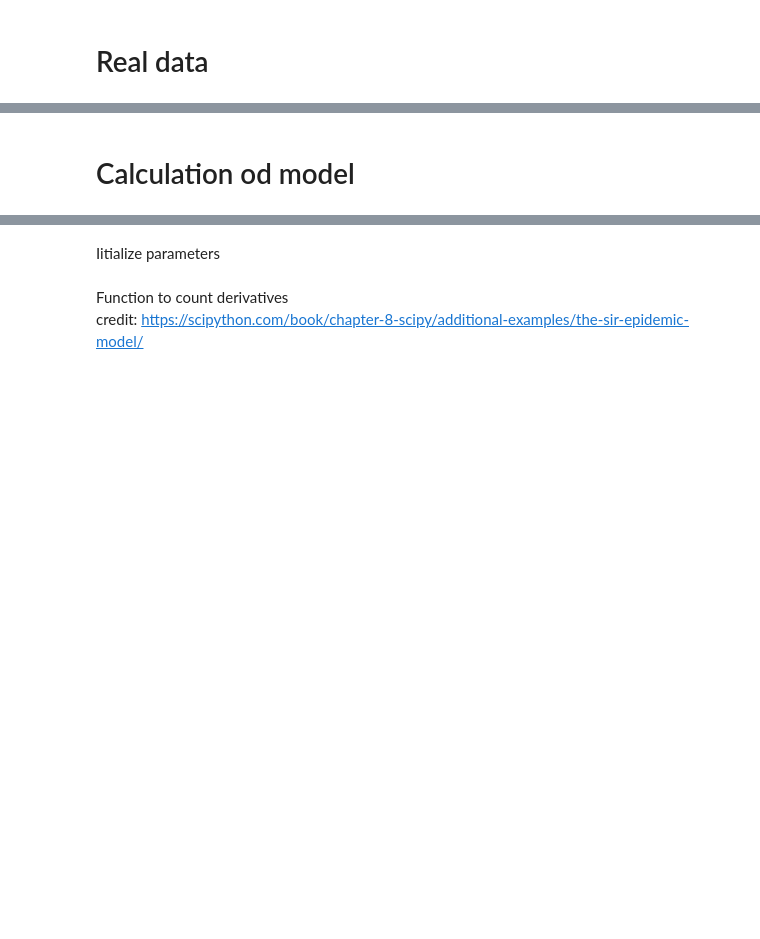
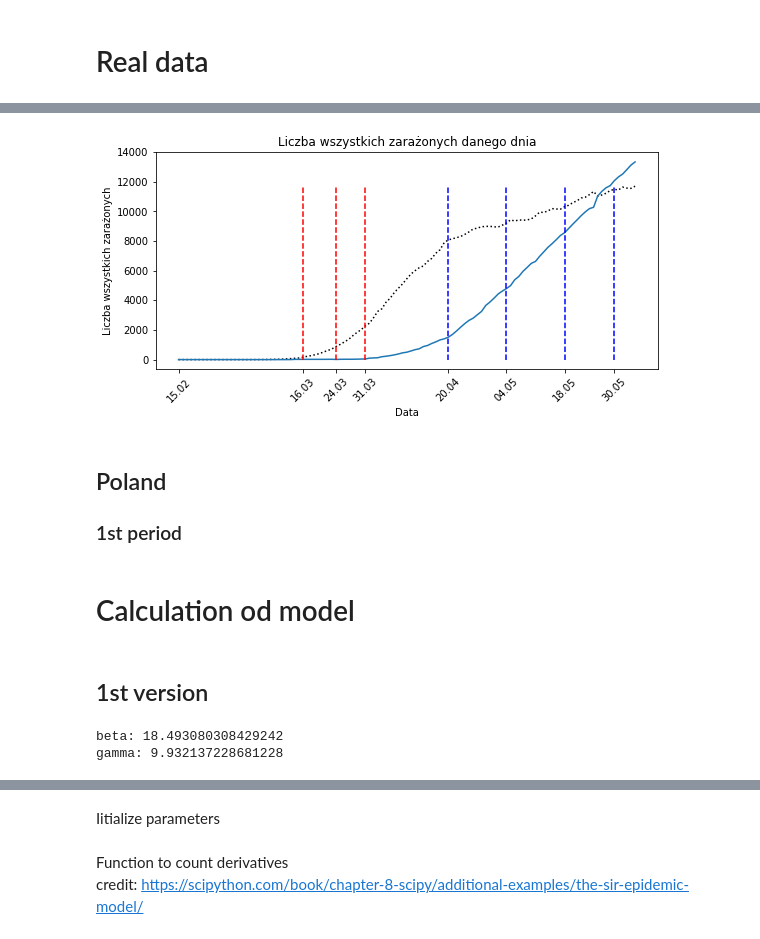
Before and after one commit to MarBry111/SIR_Poland_COVID19, a Jupyter notebook: SIR.ipynb, the cells around one changed output, grey strips where cells are left out. Drawn from its saved outputs; the diff is of its cells as text; code cells hidden in the pictures; blank space fills up the shorter version.

```diff
--- a/SIR.ipynb
+++ b/SIR.ipynb
@@ -107,2 +124,31 @@ plt.savefig('images/poland.png', bbox_inches='tight')
+# %%
+plt.figure(figsize=(9,4))
+plt.plot(Itotal, 'k:')
+plt.plot(np.cumsum(Idaily)-Itotal)
+plt.plot(np.cumsum(Idaily)-Itotal)
+mx = np.ceil(np.max(Itotal))
+plt.plot([r0,r0],[0,mx], 'r--')
+plt.plot([r1,r1],[0,mx], 'r--')
+plt.plot([r2,r2],[0,mx], 'r--')
+plt.plot([f0,f0],[0,mx], 'b--')
+plt.plot([f1,f1],[0,mx], 'b--')
+plt.plot([f2,f2],[0,mx], 'b--')
+plt.plot([f3,f3],[0,mx], 'b--')
+
+my_xticks = ['15.02','16.03','24.03','31.03','20.04','04.05','18.05','30.05']
+x = [0,r0,r1,r2,f0,f1,f2,f3]
+plt.xticks(x, my_xticks, rotation=45)
+
+plt.title('Liczba wszystkich zarażonych danego dnia')
+plt.xlabel('Data')
+plt.ylabel('Liczba wszystkich zarażonych')
+plt.savefig('images/poland_total.png', bbox_inches='tight')
+# %% [output]
+[figure, added]
+# %% [markdown]
+## Poland
+### 1st period
 # %% [markdown]
 # Calculation od model
+# %% [markdown]
+## 1st version
@@ -108,0 +160,26 @@ plt.savefig('images/poland.png', bbox_inches='tight')
+# %%
+def sumsq(p):
+    beta, gamma = p
+    def SIR(t,y):
+        S = y[0]
+        I = y[1]
+        R = y[2]
+        return([-beta*S*I, beta*S*I-gamma*I, gamma*I])
+    sol = solve_ivp(SIR,[0,len(data)],[S0,I0,R0],t_eval=np.arange(0,len(data),1))
+    return(sum((sol.y[1]-data)**2))
+
+msol = minimize(sumsq,[0.001,0.0001],method='Nelder-Mead')
+print('beta:',msol.x[0])
+print('gamma:',msol.x[1])
+
+beta,gamma = msol.x
+def SIR(t,y):
+    S = y[0]
+    I = y[1]
+    R = y[2]
+    return([-beta*S*I, beta*S*I-gamma*I, gamma*I])
+
+sol = solve_ivp(SIR,[0,len(data)],[S0,I0,R0],t_eval=np.arange(0,len(data),1))
+# %% [output]
+beta: 18.493080308429242
+gamma: 9.932137228681228
```
Also changed, not shown: parts of 12 cells of this notebook.
